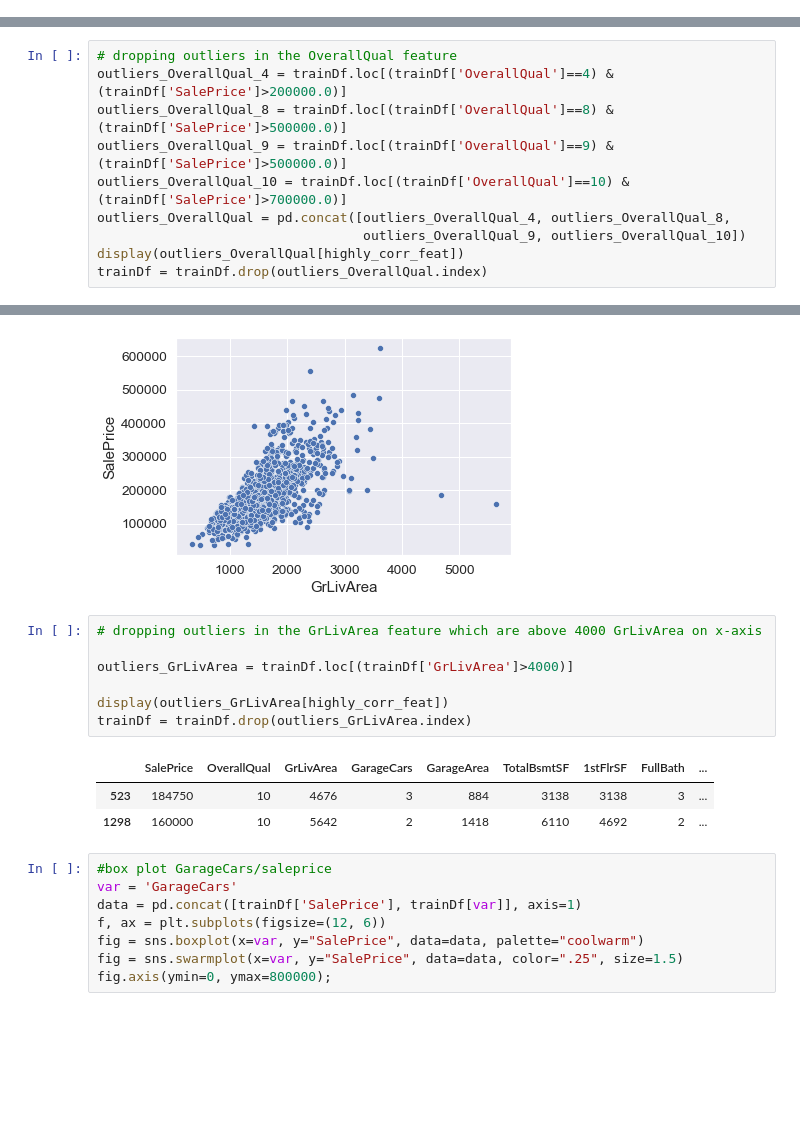
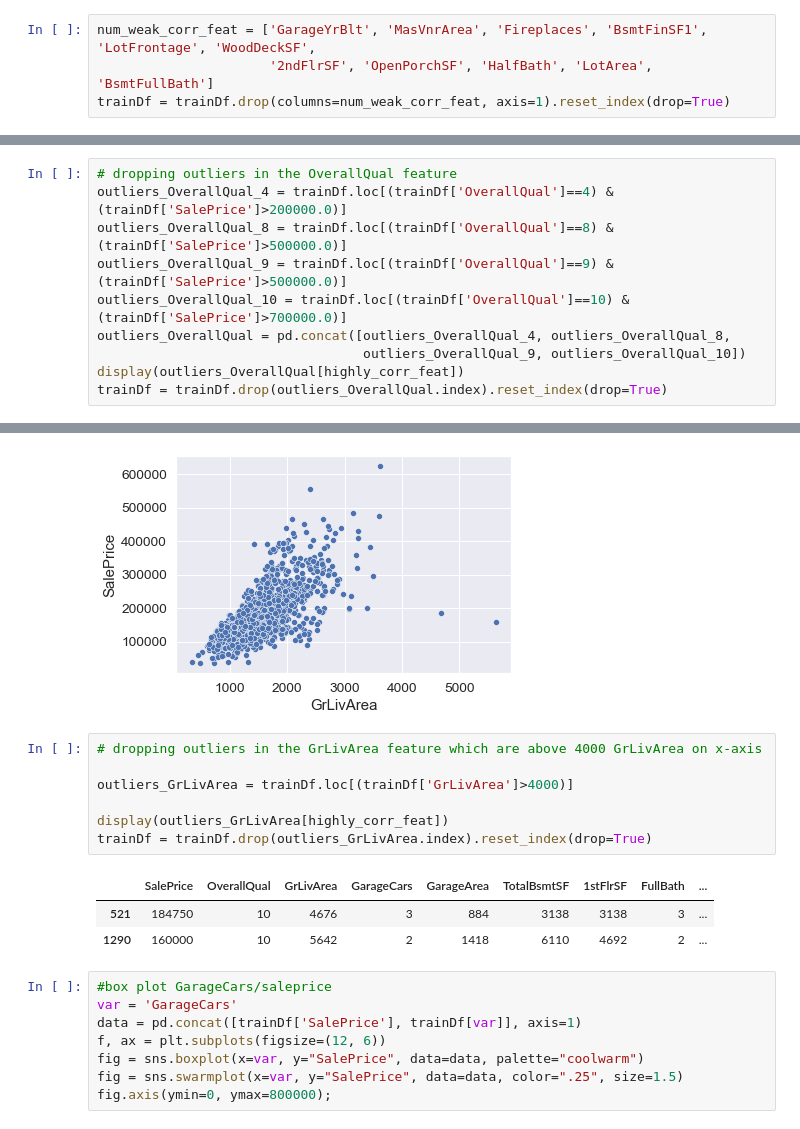
Before and after one commit to rvalusa2108/Scikit-Learn_Pipeline-House_Price_Prediction-Kaggle, a Jupyter notebook: house-prices-advanced-regression-techniques/House_Price_Prediction-AdvanceRegression.ipynb, the cells around one changed output, grey strips where cells are left out. Saved outputs shown, nothing was run; the diff lists cells and outputs as text; blank space fills up the shorter version.

```diff
--- a/house-prices-advanced-regression-techniques/House_Price_Prediction-AdvanceRegression.ipynb
+++ b/house-prices-advanced-regression-techniques/House_Price_Prediction-AdvanceRegression.ipynb
@@ -242,0 +248,4 @@ highly_corr_feat
+# %%
+num_weak_corr_feat = ['GarageYrBlt', 'MasVnrArea', 'Fireplaces', 'BsmtFinSF1', 'LotFrontage', 'WoodDeckSF',
+                      '2ndFlrSF', 'OpenPorchSF', 'HalfBath', 'LotArea', 'BsmtFullBath']
+trainDf = trainDf.drop(columns=num_weak_corr_feat, axis=1).reset_index(drop=True)
@@ -259,7 +288,7 @@ outliers_OverallQual_10 = trainDf.loc[(trainDf['OverallQual']==10) & (trainDf['S
 outliers_OverallQual = pd.concat([outliers_OverallQual_4, outliers_OverallQual_8,
                                   outliers_OverallQual_9, outliers_OverallQual_10])
 display(outliers_OverallQual[highly_corr_feat])
-trainDf = trainDf.drop(outliers_OverallQual.index)
+trainDf = trainDf.drop(outliers_OverallQual.index).reset_index(drop=True)
 # %% [output]
 |  | SalePrice | OverallQual | GrLivArea | GarageCars | GarageArea | TotalBsmtSF | 1stFlrSF | FullBath | ... |
 | 457 | 256000 | 4 | 1663 | 2 | 529 | 1364 | 1663 | 1 | ... |
@@ -286,14 +315,14 @@ sns.scatterplot(data=trainDf, x="GrLivArea", y="SalePrice")
 # %%
 # dropping outliers in the GrLivArea feature which are above 4000 GrLivArea on x-axis
 
 outliers_GrLivArea = trainDf.loc[(trainDf['GrLivArea']>4000)]
 
 display(outliers_GrLivArea[highly_corr_feat])
-trainDf = trainDf.drop(outliers_GrLivArea.index)
+trainDf = trainDf.drop(outliers_GrLivArea.index).reset_index(drop=True)
 # %% [output]
 |  | SalePrice | OverallQual | GrLivArea | GarageCars | GarageArea | TotalBsmtSF | 1stFlrSF | FullBath | ... |
-| 523 | 184750 | 10 | 4676 | 3 | 884 | 3138 | 3138 | 3 | ... |
-| 1298 | 160000 | 10 | 5642 | 2 | 1418 | 6110 | 4692 | 2 | ... |
+| 521 | 184750 | 10 | 4676 | 3 | 884 | 3138 | 3138 | 3 | ... |
+| 1290 | 160000 | 10 | 5642 | 2 | 1418 | 6110 | 4692 | 2 | ... |
 # %%
 #box plot GarageCars/saleprice
 var = 'GarageCars'
```
Also changed, not shown: parts of 26 cells of this notebook, 1 other file.
